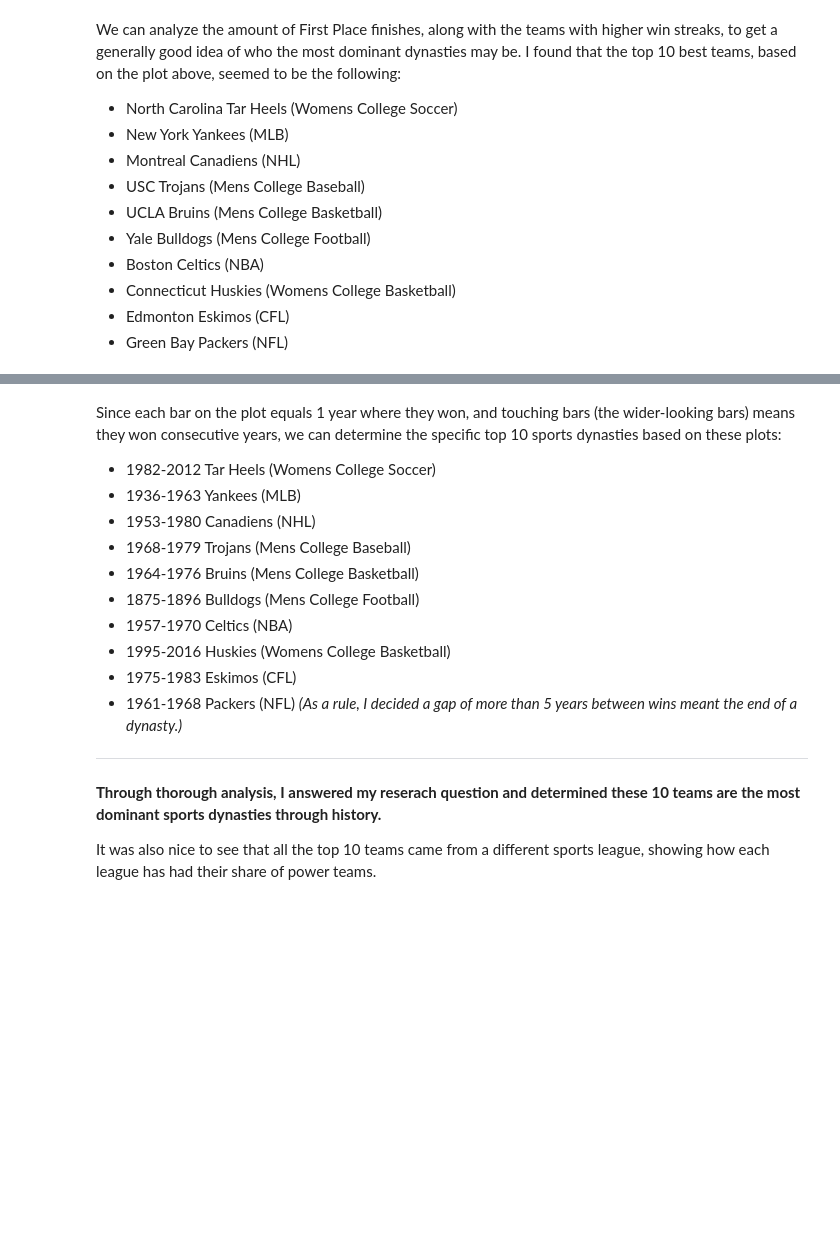
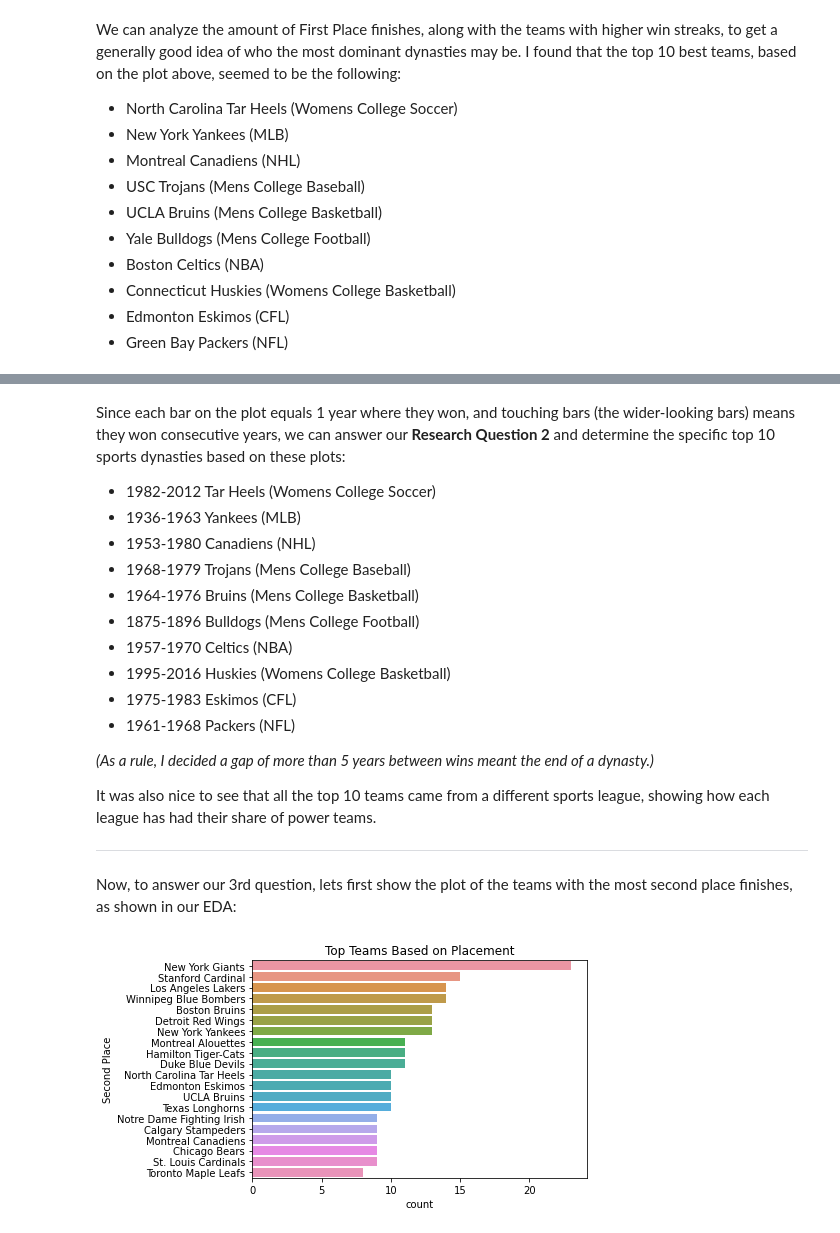
Before and after one commit to data301-2020-winter2/course-project-solo_104, a Jupyter notebook: analysis/analysis.ipynb, the cells around one changed output, grey strips where cells are left out. Saved outputs shown, nothing was run; the diff lists cells and outputs as text; code cells hidden in the pictures; blank space fills up the shorter version.

```diff
--- a/analysis/analysis.ipynb
+++ b/analysis/analysis.ipynb
@@ -87,5 +91,5 @@ pf.winstreak_history(df,'Green Bay Packers','NFL')
 # %% [markdown]
-Since each bar on the plot equals 1 year where they won, and touching bars (the wider-looking bars) means they won consecutive years, we can determine the specific top 10 sports dynasties based on these plots:
+Since each bar on the plot equals 1 year where they won, and touching bars (the wider-looking bars) means they won consecutive years, we can answer our **Research Question 2**  and determine the specific top 10 sports dynasties based on these plots:
 - 1982-2012 Tar Heels (Womens College Soccer)
 - 1936-1963 Yankees (MLB)
 - 1953-1980 Canadiens (NHL)
@@ -96,8 +100,14 @@ Since each bar on the plot equals 1 year where they won, and touching bars (the
 - 1995-2016 Huskies (Womens College Basketball)
 - 1975-1983 Eskimos (CFL)
 - 1961-1968 Packers (NFL)
+
 *(As a rule, I decided a gap of more than 5 years between wins meant the end of a dynasty.)*
----
-**Through thorough analysis, I answered my reserach question and determined these 10 teams are the most dominant sports dynasties through history.**
 
 It was also nice to see that all the top 10 teams came from a different sports league, showing how each league has had their share of power teams.
+
+---
+Now, to answer our 3rd question, lets first show the plot of the teams with the most second place finishes, as shown in our EDA:
+# %%
+pf.placements(df,'Second Place',20)
+# %% [output]
+[figure, added]
```
Also changed, not shown: parts of 18 cells of this notebook, 5 other files.
